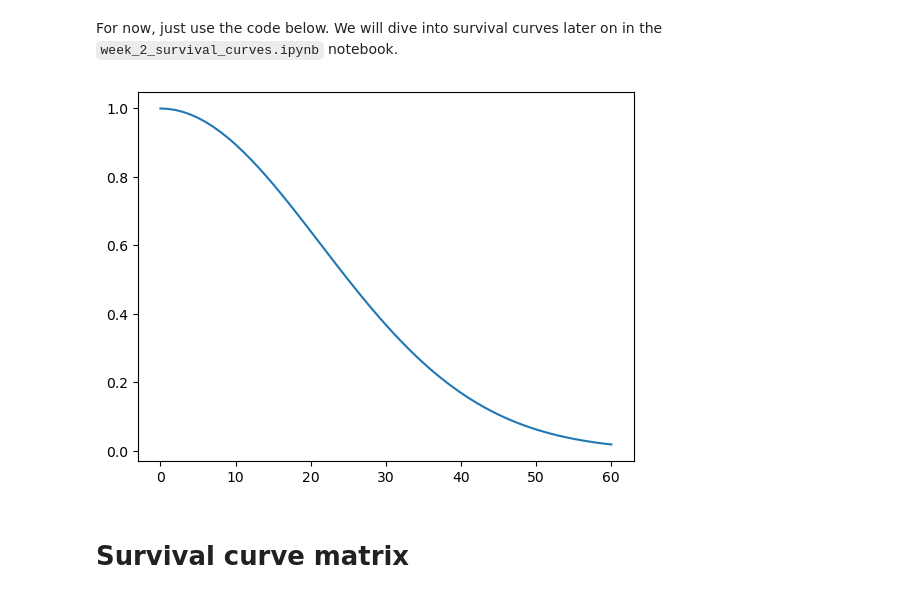
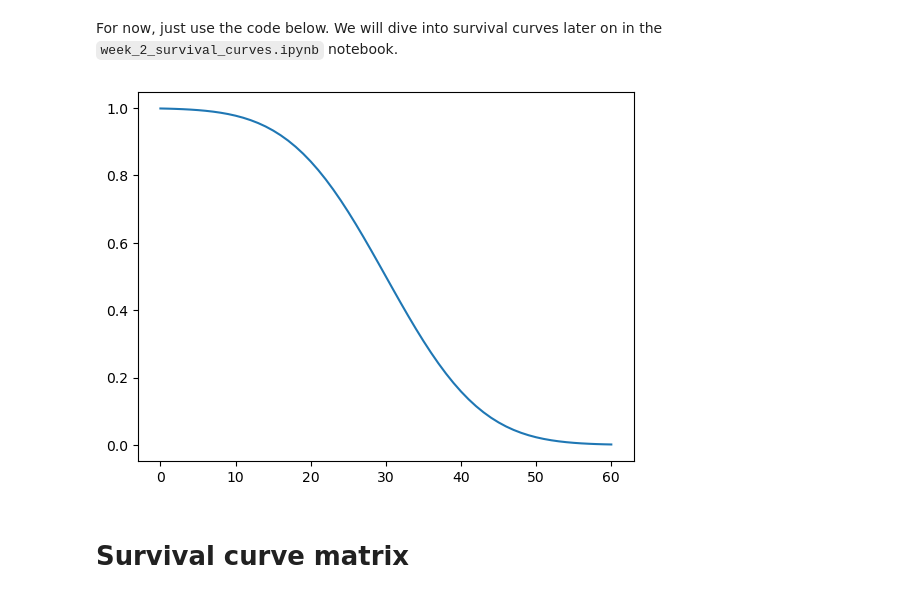
Before and after one commit to adrien-perello/MFA, a Jupyter notebook: week_02/code/week_2_stock_driven.ipynb, the cells around one changed output. Cells and saved outputs as stored; diff of their text form; code cells hidden in the pictures.

```diff
--- a/week_02/code/week_2_stock_driven.ipynb
+++ b/week_02/code/week_2_stock_driven.ipynb
@@ -65,20 +64,20 @@ end_year = 2050
 | 2050 | 776 | NaN | NaN |
 61 rows × 3 columns
 # %%
-data_length = data.shape[0]
-timesteps = np.arange(0, data_length)
+time_max = data.shape[0]
+timesteps = np.arange(0, time_max)
 # %% [markdown]
 # Survival curve
 # %% [markdown]
 For now, just use the code below. We will dive into survival curves later on in the `week_2_survival_curves.ipynb` notebook.
 # %%
-# Weibull distribution
-survival_curve = weibull_min.sf(timesteps, c=2, loc=0, scale=30)
+# Normal distribution
+curve_surv = norm.sf(timesteps, loc=30, scale=10)
 
-plt.plot(survival_curve)
+plt.plot(curve_surv)
 plt.show()
 # %% [output]
-[figure, old version]
+[figure, new version]
 # %% [markdown]
 # Survival curve matrix
 # %% [markdown]
```
Also changed, not shown: parts of 12 cells of this notebook, 2 other files.
